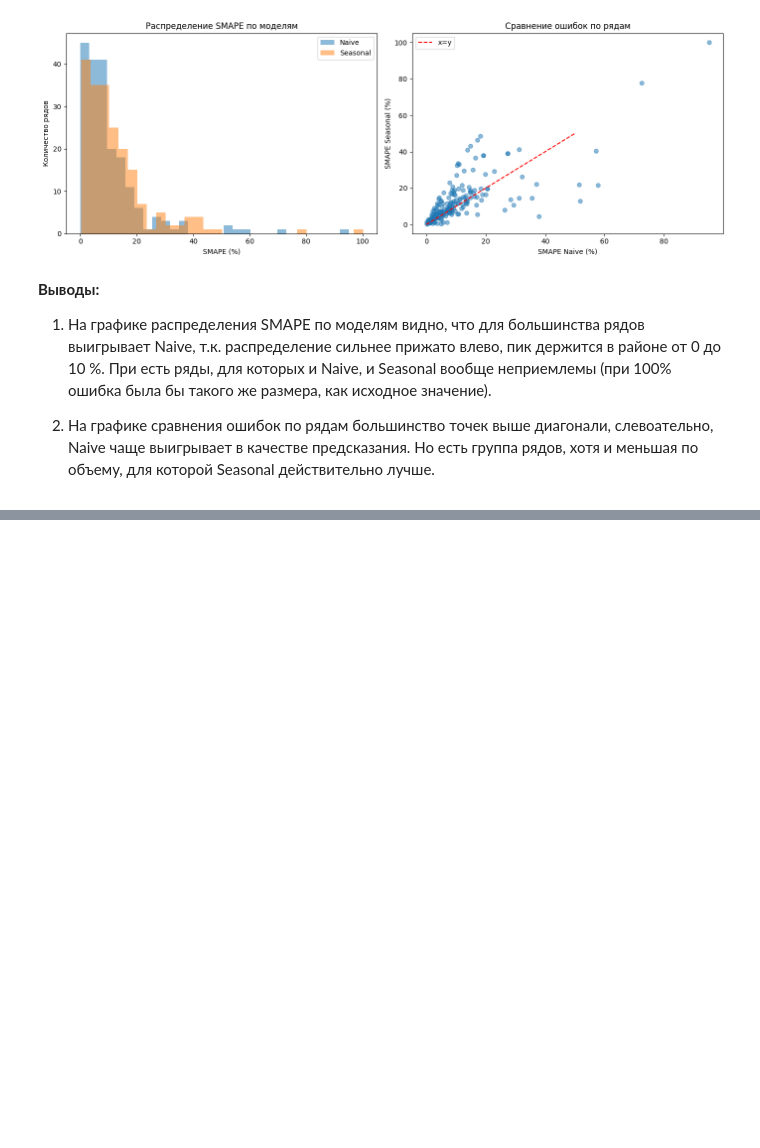
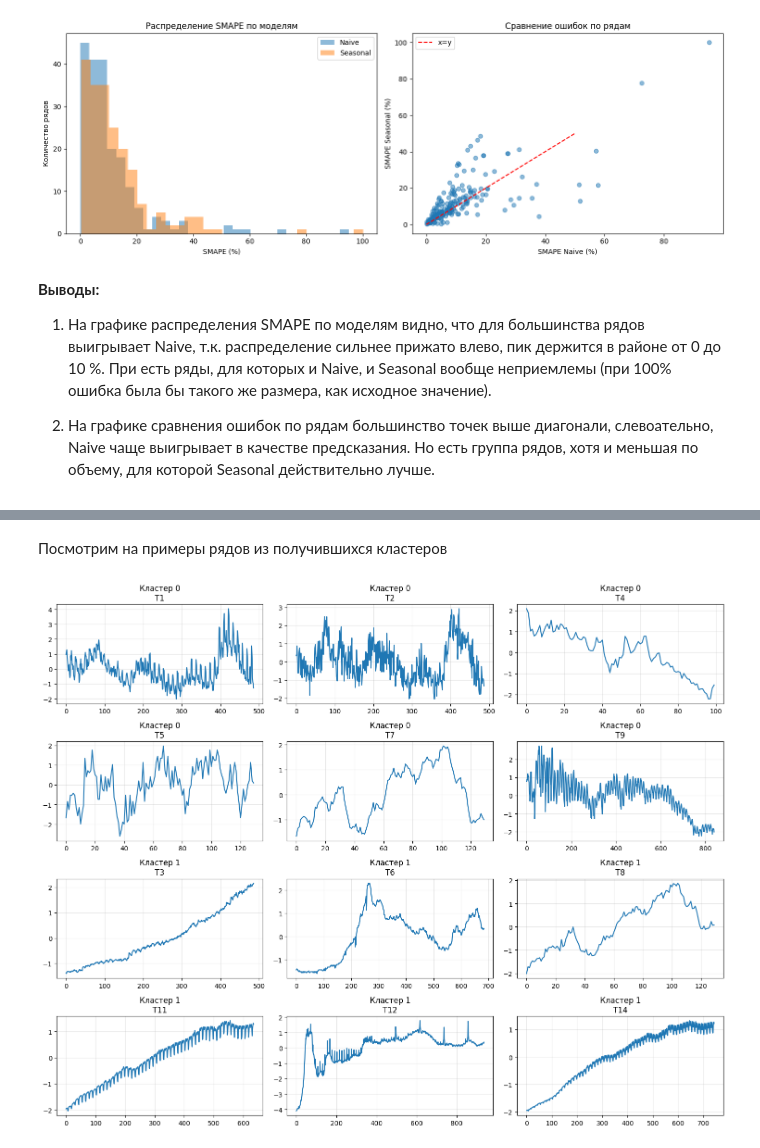
Before and after one commit to margartnn/hse-ts-transformations, a Jupyter notebook: analysis_results.ipynb, the cells around one changed output, grey strips where cells are left out. Saved outputs shown, nothing was run; the diff lists cells and outputs as text; code cells hidden in the pictures; blank space fills up the shorter version.

```diff
--- a/analysis_results.ipynb
+++ b/analysis_results.ipynb
@@ -448,0 +579,5 @@ from sklearn.metrics import silhouette_score
+# %%
+for i in range(10):
+    series_name = df['series_name'].unique()[i]
+    cluster = cluster_df[cluster_df['series_name'] == series_name]['cluster'].values[0]
+    print(f"{series_name}: кластер {cluster}")
@@ -448,0 +595,26 @@ from sklearn.metrics import silhouette_score
+# %% [markdown]
+Посмотрим на примеры рядов из получившихся кластеров
+# %%
+fig, axes = plt.subplots(4, 3, figsize=(15, 12))
+
+for cluster in [0, 1]:
+    cluster_mask = cluster_df['cluster'] == cluster
+    cluster_positions = np.where(cluster_mask)[0][:6]
+
+    for i, pos in enumerate(cluster_positions):
+        row = cluster * 2 + i // 3
+        col = i % 3
+
+        axes[row, col].plot(series_list_scaled[pos])
+        axes[row, col].set_title(f'Кластер {cluster}\n{cluster_df.iloc[pos]["series_name"]}')
+        axes[row, col].grid(True, alpha=0.3)
+
+    for j in range(len(cluster_positions), 6):
+        row = cluster * 2 + j // 3
+        col = j % 3
+        fig.delaxes(axes[row, col])
+
+plt.tight_layout()
+plt.show()
+# %% [output]
+[figure, added]
```
Also changed, not shown: parts of 16 cells of this notebook, 1 other file.
